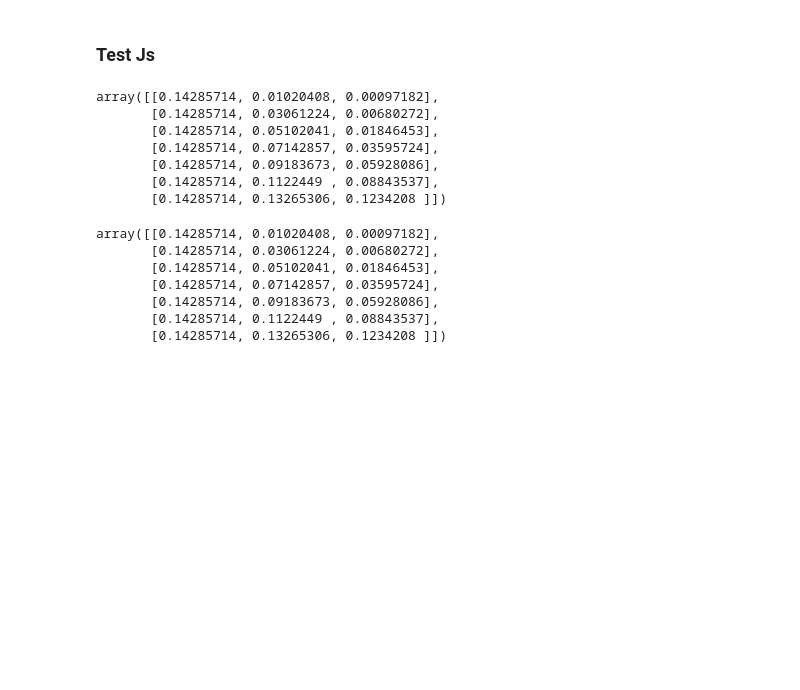
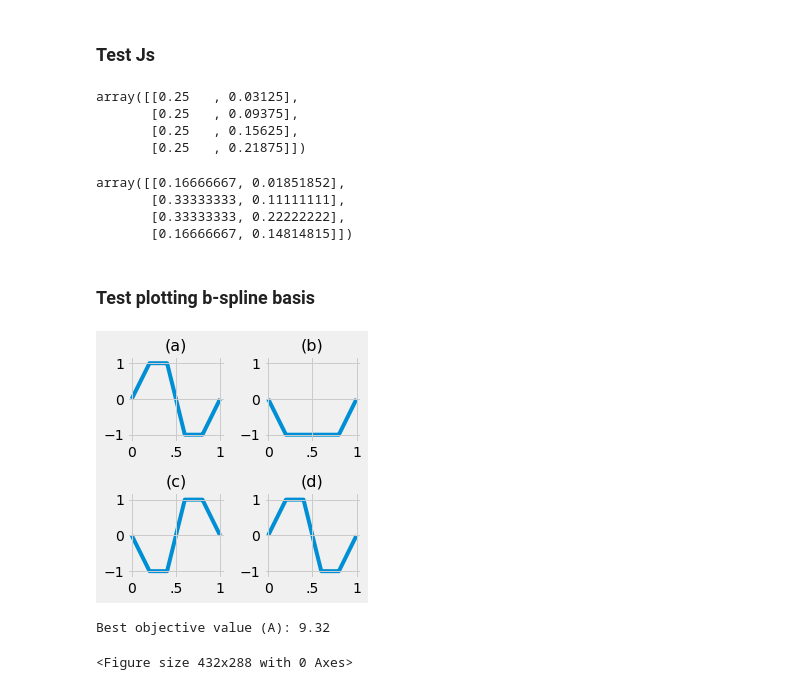
Before and after one commit to TedOiler/nbdo_paper, a Jupyter notebook: playground/cordex/test_sof.ipynb, the cells around one changed output. Drawn from its saved outputs; the diff is of its cells as text; code cells hidden in the pictures; blank space fills up the shorter version.

Commit message:
interesting results on testing ipynb finished adding b-splines sof implementation

```diff
--- a/playground/cordex/test_sof.ipynb
+++ b/playground/cordex/test_sof.ipynb
@@ -65,27 +51,35 @@ Best objective value (A): 228.34
 ### Test Js
 # %%
 # Step - Poly
-s_on_f_model = ScalarOnFunctionModel(Kx=[Kx[0][0]-1], Kb= Kb[0], Kx_family=Kx_family)
+s_on_f_model = ScalarOnFunctionModel(Kx=Kx[0], Kb= Kb[0], Kx_family=Kx_family)
 s_on_f_model.get_Jcb()
 # %% [output]
-array([[0.14285714, 0.01020408, 0.00097182],
-       [0.14285714, 0.03061224, 0.00680272],
-       [0.14285714, 0.05102041, 0.01846453],
-       [0.14285714, 0.07142857, 0.03595724],
-       [0.14285714, 0.09183673, 0.05928086],
-       [0.14285714, 0.1122449 , 0.08843537],
-       [0.14285714, 0.13265306, 0.1234208 ]])
+array([[0.25   , 0.03125],
+       [0.25   , 0.09375],
+       [0.25   , 0.15625],
+       [0.25   , 0.21875]])
 # %%
 # B-spline - Poly
-k_degree = 0
+k_degree = 1
 Kx_family = 'b-spline'
-s_on_f_model = ScalarOnFunctionModel(Kx=[Kx[0][0]-1], Kb= Kb[0], Kx_family=Kx_family, k_degree=k_degree, knots_num=Kx[0][0])
+s_on_f_model = ScalarOnFunctionModel(Kx=Kx[0], Kb= Kb[0], Kx_family=Kx_family, k_degree=k_degree)
 s_on_f_model.get_Jcb()
 # %% [output]
-array([[0.14285714, 0.01020408, 0.00097182],
-       [0.14285714, 0.03061224, 0.00680272],
-       [0.14285714, 0.05102041, 0.01846453],
-       [0.14285714, 0.07142857, 0.03595724],
-       [0.14285714, 0.09183673, 0.05928086],
-       [0.14285714, 0.1122449 , 0.08843537],
-       [0.14285714, 0.13265306, 0.1234208 ]])
+array([[0.16666667, 0.01851852],
+       [0.33333333, 0.11111111],
+       [0.33333333, 0.22222222],
+       [0.16666667, 0.14814815]])
+# %% [markdown]
+### Test plotting b-spline basis
+# %%
+s_on_f_model = ScalarOnFunctionModel(Kx=Kx[0], Kb= Kb[0], Kx_family=Kx_family, k_degree=k_degree)
+optimizer_s_on_f = CordexContinuous(model=s_on_f_model, runs=N)
+# %%
+best_design_s_on_f, best_objective_value_s_on_f = optimizer_s_on_f.optimize(epochs=10*epochs)
+# %%
+subplot_b_spline_results(2, 2, np.linspace(0,1,1000), best_design_s_on_f, k_degree)
+print(f'Best objective value (A): {np.round(best_objective_value_s_on_f,2)}')
+# %% [output]
+[figure, added]
+Best objective value (A): 9.32
+<Figure size 432x288 with 0 Axes>
```
Also changed, not shown: parts of 5 cells of this notebook, 2 other files.
